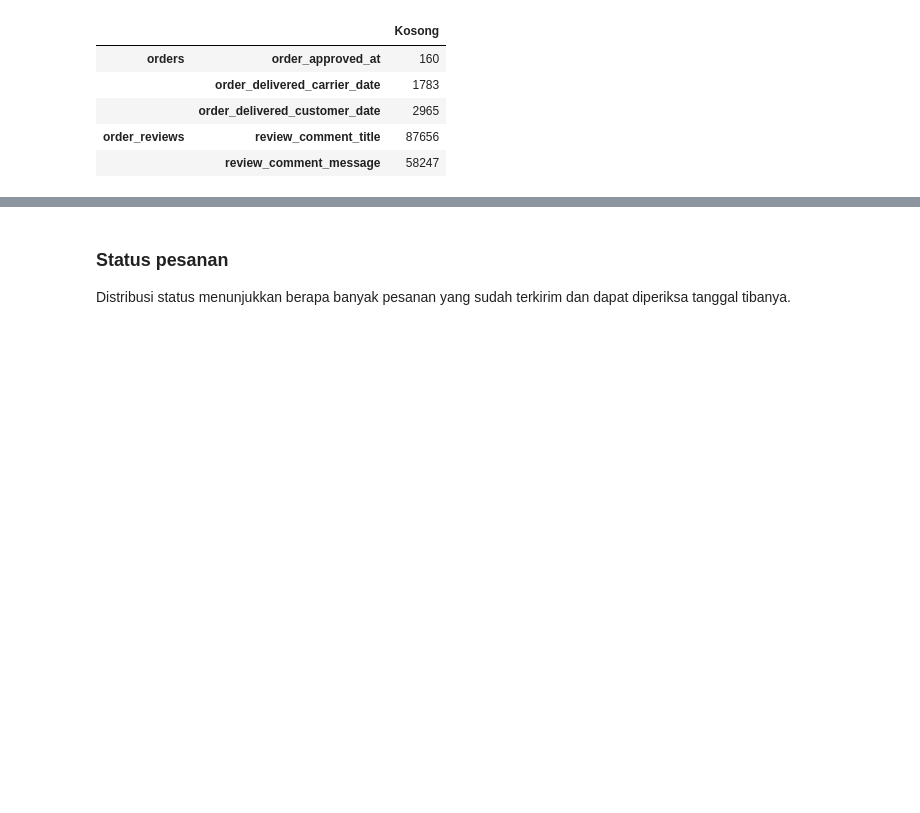
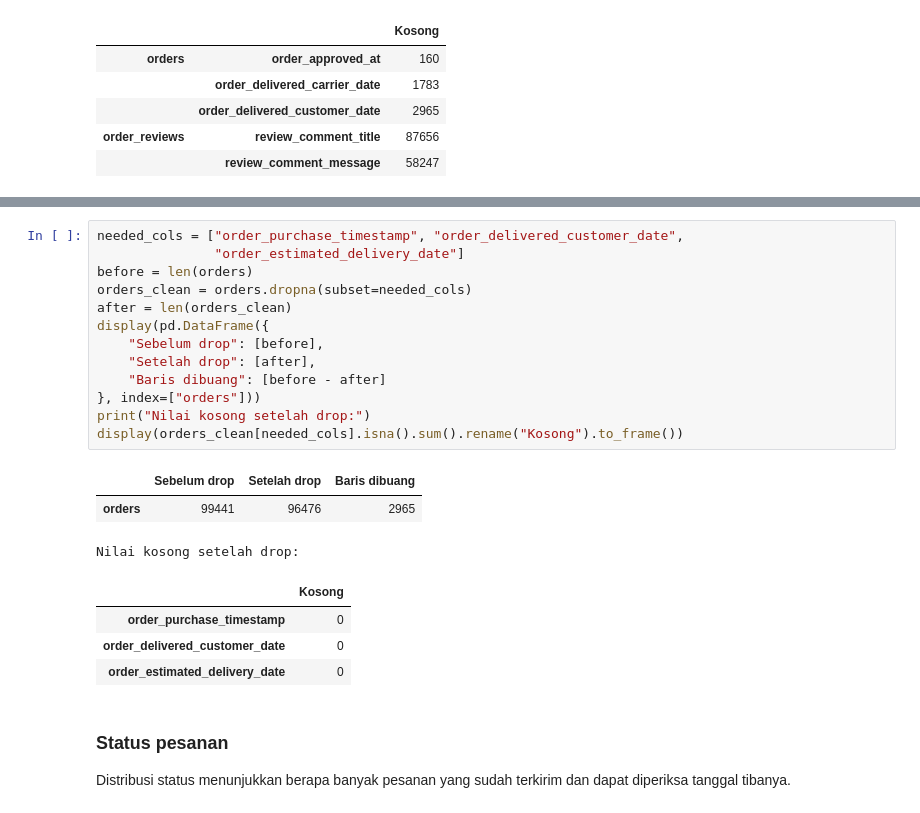
Before and after one commit to cipluk4n/DataScience_Kelompok-apa, a Jupyter notebook: olist_crisp_dm.ipynb, the cells around one changed output, grey strips where cells are left out. Drawn from its saved outputs; the diff is of its cells as text; blank space fills up the shorter version.

```diff
--- a/olist_crisp_dm.ipynb
+++ b/olist_crisp_dm.ipynb
@@ -47,3 +60,24 @@ display(pd.concat({n: t.isna().sum()[t.isna().any()].rename("Kosong") for n, t i
+# %%
+needed_cols = ["order_purchase_timestamp", "order_delivered_customer_date",
+               "order_estimated_delivery_date"]
+before = len(orders)
+orders_clean = orders.dropna(subset=needed_cols)
+after = len(orders_clean)
+display(pd.DataFrame({
+    "Sebelum drop": [before],
+    "Setelah drop": [after],
+    "Baris dibuang": [before - after]
+}, index=["orders"]))
+print("Nilai kosong setelah drop:")
+display(orders_clean[needed_cols].isna().sum().rename("Kosong").to_frame())
+# %% [output]
+|  | Sebelum drop | Setelah drop | Baris dibuang |
+| orders | 99441 | 96476 | 2965 |
+Nilai kosong setelah drop:
+|  | Kosong |
+| order_purchase_timestamp | 0 |
+| order_delivered_customer_date | 0 |
+| order_estimated_delivery_date | 0 |
 # %% [markdown]
 ### Status pesanan
 
```
Also changed, not shown: parts of 2 cells of this notebook.
